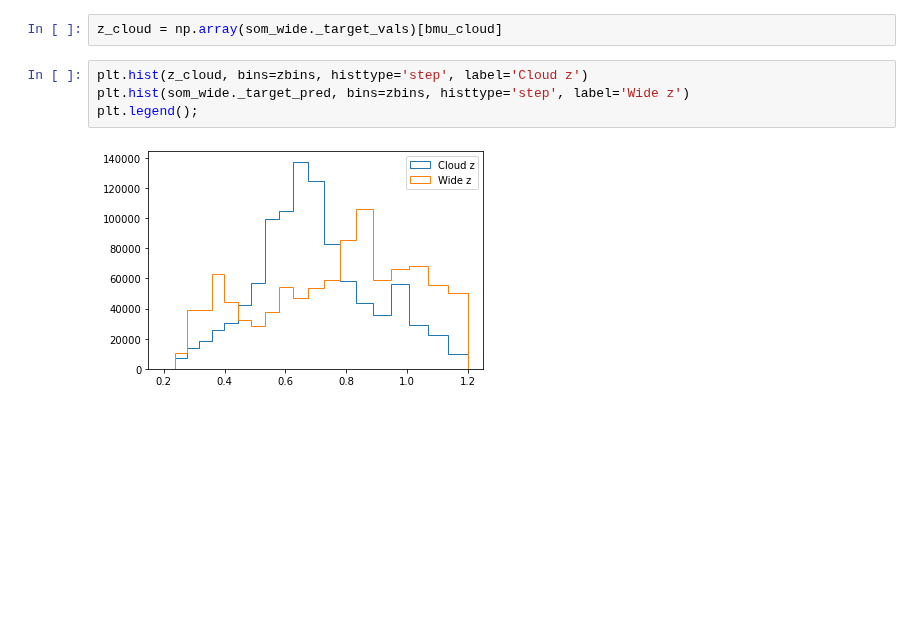
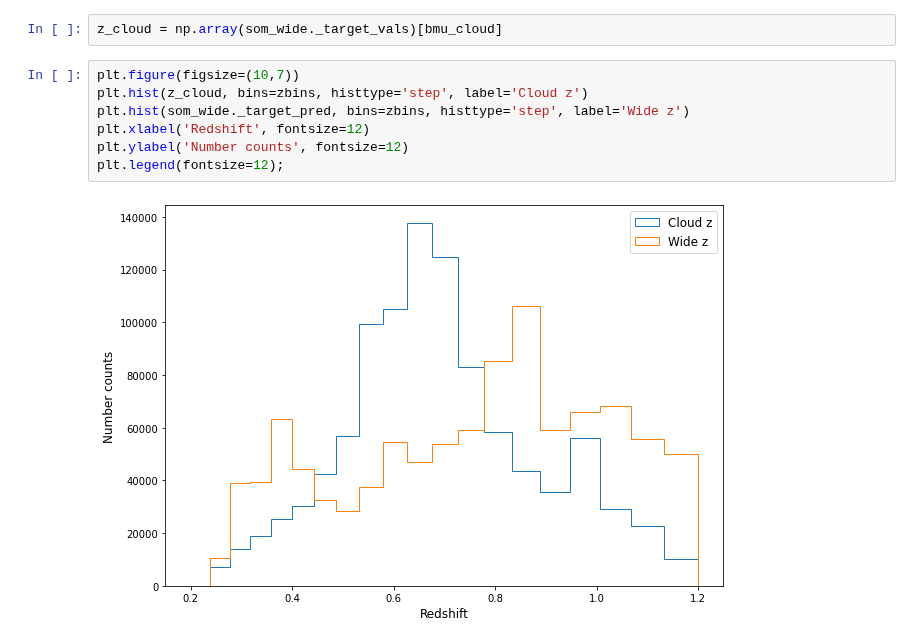
Before and after one commit to LSSTDESC/pz_bayes, a Jupyter notebook: notebooks/reproduce_SB2.ipynb, the cells around one changed output. Saved outputs shown, nothing was run; the diff lists cells and outputs as text; blank space fills up the shorter version.

```diff
--- a/notebooks/reproduce_SB2.ipynb
+++ b/notebooks/reproduce_SB2.ipynb
@@ -409,8 +409,11 @@ bmu_cloud = som_wide.find_bmu(cloud)
 # %%
 z_cloud = np.array(som_wide._target_vals)[bmu_cloud]
 # %%
+plt.figure(figsize=(10,7))
 plt.hist(z_cloud, bins=zbins, histtype='step', label='Cloud z')
 plt.hist(som_wide._target_pred, bins=zbins, histtype='step', label='Wide z')
-plt.legend();
+plt.xlabel('Redshift', fontsize=12)
+plt.ylabel('Number counts', fontsize=12)
+plt.legend(fontsize=12);
 # %% [output]
-[figure, old version]
+[figure, new version]
```
Also changed, not shown: parts of 3 cells of this notebook, 1 other file.
